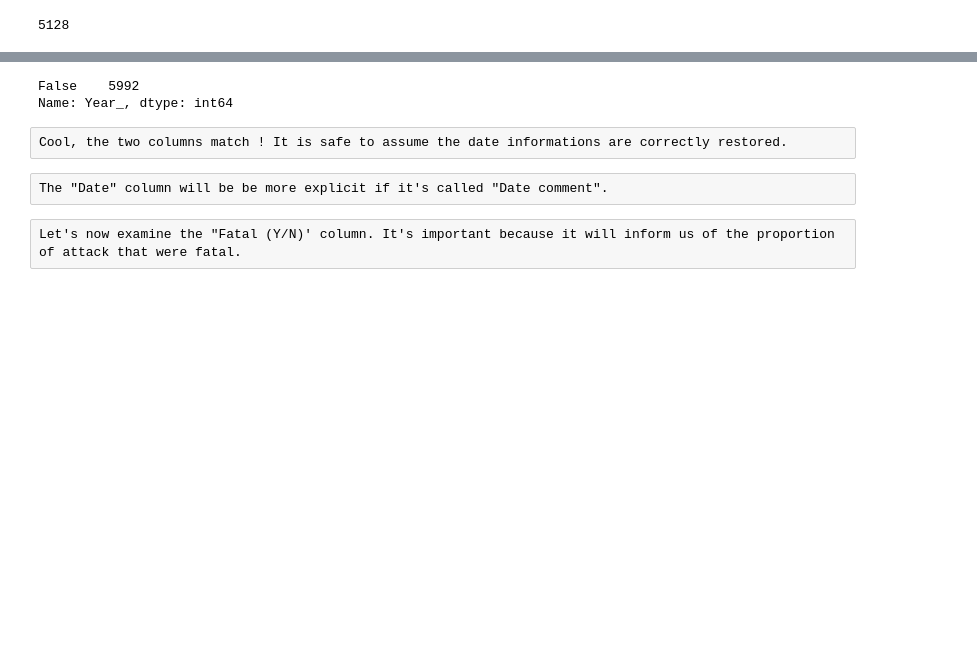
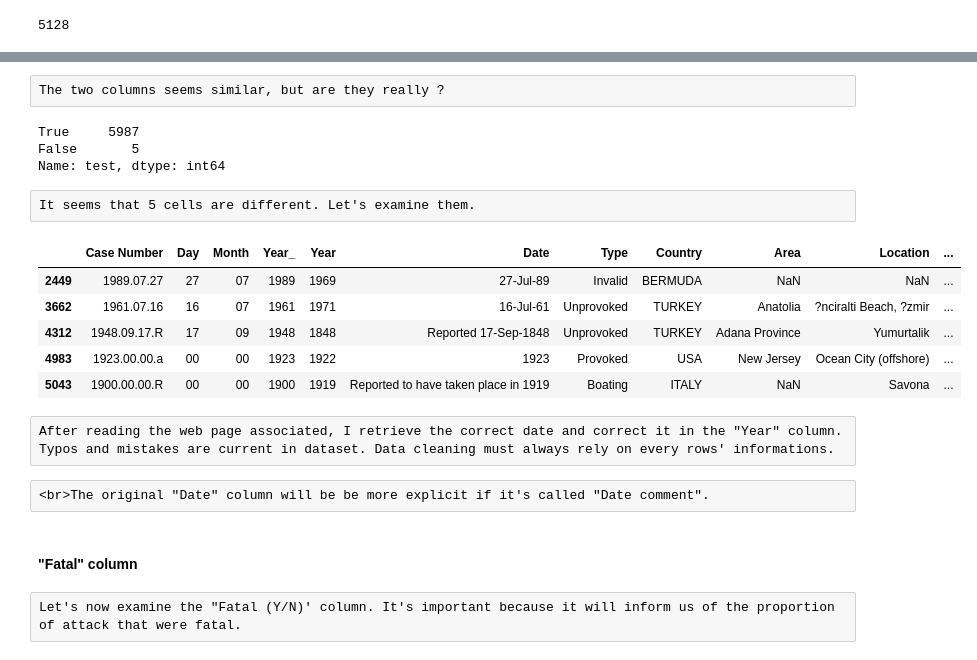
Before and after one commit to alinedebenath/ironhack-datalabs-dataparis0619-pt, a Jupyter notebook: module-1/pandas-project/your-code/data-wrangling.ipynb, the cells around one changed output, grey strips where cells are left out. Drawn from its saved outputs; the diff is of its cells as text; code cells hidden in the pictures; blank space fills up the shorter version.

```diff
--- a/module-1/pandas-project/your-code/data-wrangling.ipynb
+++ b/module-1/pandas-project/your-code/data-wrangling.ipynb
@@ -217,7 +244,9 @@ data['Year_'] = data['Year_'].astype(int, errors='ignore')
+# %% [raw]
+The two columns seems similar, but are they really ?
 # %%
-data['Year_'].isin(data['Year']).value_counts()
+data['test'] = data['Year_']==(data['Year'])
+data['test'].value_counts()
 # %% [output]
-False    5992
-Name: Year_, dtype: int64
+True     5987
+False       5
+Name: test, dtype: int64
-# %% [raw]
-Cool, the two columns match ! It is safe to assume the date informations are correctly restored.
@@ -225,0 +253,13 @@ data.drop(columns='Year_', inplace=True)
+# %% [raw]
+It seems that 5 cells are different. Let's examine them.
+# %%
+data.loc[data['Year_']!=(data['Year'])]
+# %% [output]
+|  | Case Number | Day | Month | Year_ | Year | Date | Type | Country | Area | Location | ... |
+| 2449 | 1989.07.27 | 27 | 07 | 1989 | 1969 | 27-Jul-89 | Invalid | BERMUDA | NaN | NaN | ... |
+| 3662 | 1961.07.16 | 16 | 07 | 1961 | 1971 | 16-Jul-61 | Unprovoked | TURKEY | Anatolia | ?nciralti Beach, ?zmir | ... |
+| 4312 | 1948.09.17.R | 17 | 09 | 1948 | 1848 | Reported 17-Sep-1848 | Unprovoked | TURKEY | Adana Province | Yumurtalik | ... |
+| 4983 | 1923.00.00.a | 00 | 00 | 1923 | 1922 | 1923 | Provoked | USA | New Jersey | Ocean City (offshore) | ... |
+| 5043 | 1900.00.00.R | 00 | 00 | 1900 | 1919 | Reported to have taken place in 1919 | Boating | ITALY | NaN | Savona | ... |
+# %% [raw]
+After reading the web page associated, I retrieve the correct date and correct it in the "Year" column. Typos and mistakes are current in dataset. Data cleaning must always rely on every rows' informations.
@@ -226,7 +270,9 @@ data.drop(columns='Year_', inplace=True)
 # %% [raw]
-The "Date" column will be be more explicit if it's called "Date comment".
+<br>The original "Date" column will be be more explicit if it's called "Date comment".
 # %%
 data.rename(columns={'Date': 'Date comment'}, inplace=True)
+# %% [markdown]
+#### "Fatal" column
 # %% [raw]
 Let's now examine the "Fatal (Y/N)' column. It's important because it will inform us of the proportion of attack that were fatal.
 # %%
```
Also changed, not shown: parts of 72 cells of this notebook, 4 other files.
